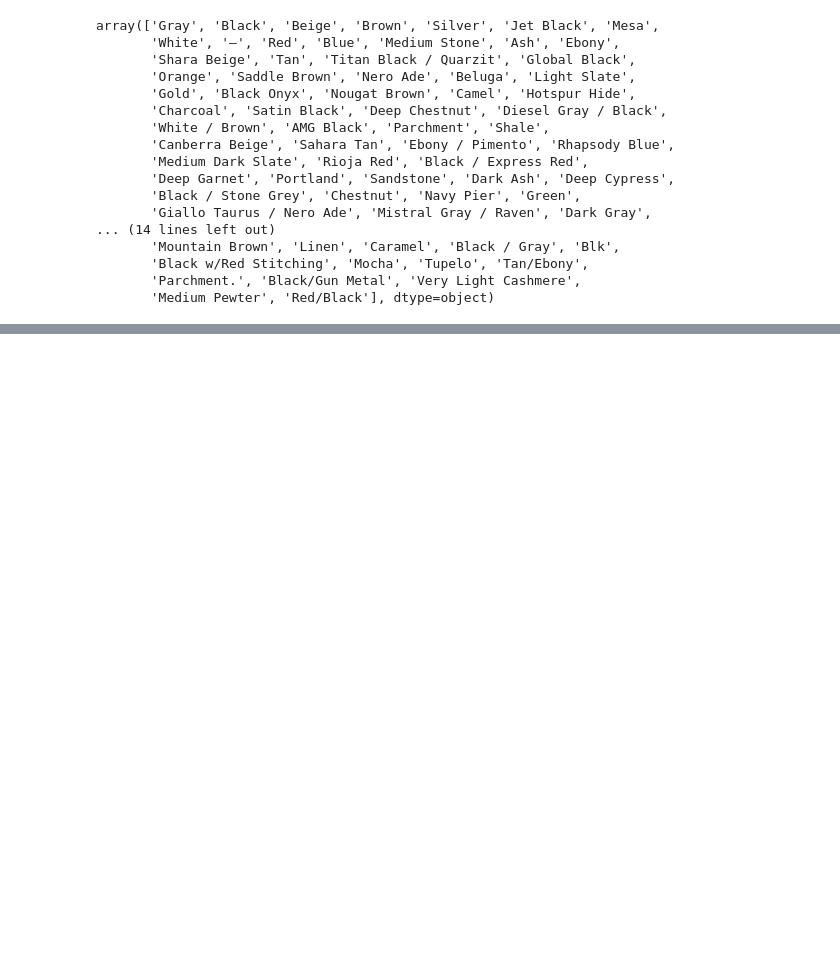
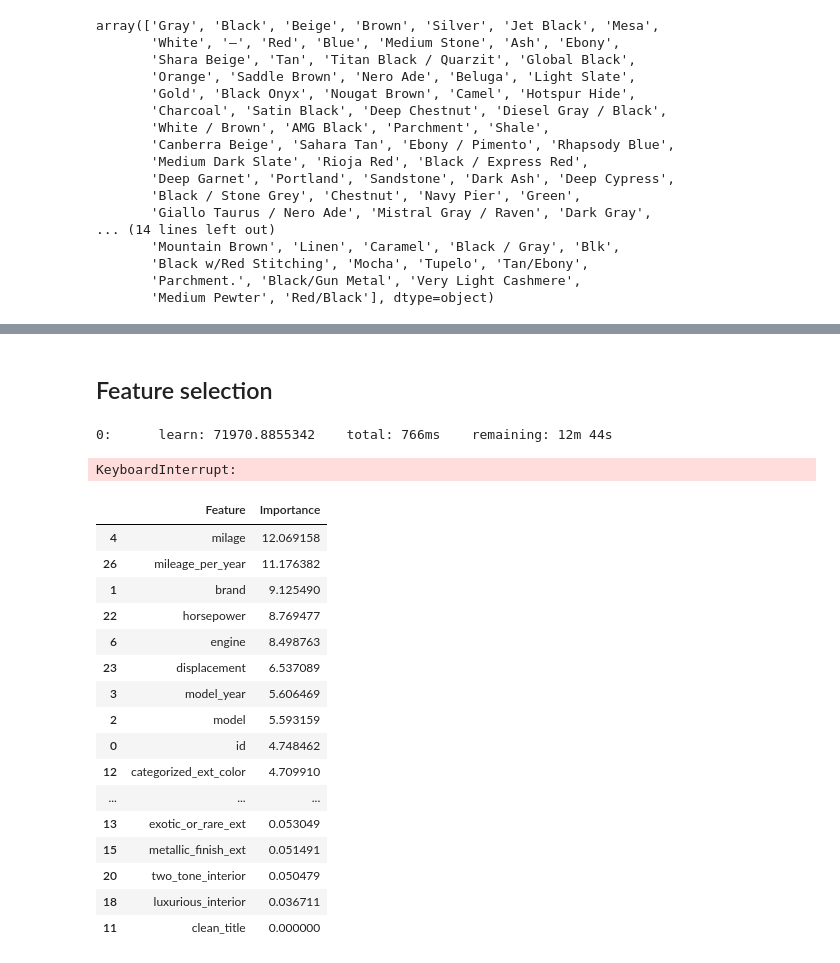
Before and after one commit to KimaniKibuthu/kaggleX-challenge, a Jupyter notebook: notebooks/00_data_ingestion_and_cleaning.ipynb, the cells around one changed output, grey strips where cells are left out. Saved outputs shown, nothing was run; the diff lists cells and outputs as text; code cells hidden in the pictures; blank space fills up the shorter version.

```diff
--- a/notebooks/00_data_ingestion_and_cleaning.ipynb
+++ b/notebooks/00_data_ingestion_and_cleaning.ipynb
@@ -473,0 +547,2 @@ train_df
+# %% [markdown]
+## Feature selection
@@ -473,0 +554,65 @@ train_df
+# %%
+categorical_features = [column for column in train_df.columns if train_df[column].dtype == 'object']
+
+# Define target and features
+target = 'price'
+features = [col for col in train_df.columns if col != target]
+
+# Split the data into features and target
+X = train_df[features]
+y = train_df[target]
+# %%
+
+# Define a function to fit the CatBoost model
+model = CatBoostRegressor(
+    iterations=1000,
+    learning_rate=0.1,
+    depth=10,
+    cat_features=categorical_features,
+    verbose=100
+)
+
+# Train the model
+model.fit(X, y)
+# Get feature importances
+feature_importances = model.get_feature_importance()
+feature_names = X.columns
+
+# Create a DataFrame for visualization
+importance_df = pd.DataFrame({'Feature': feature_names, 'Importance': feature_importances})
+importance_df = importance_df.sort_values(by='Importance', ascending=False)
+
+# Plot feature importances
+import matplotlib.pyplot as plt
+import seaborn as sns
+
+plt.figure(figsize=(12, 8))
+sns.barplot(x='Importance', y='Feature', data=importance_df)
+plt.title('Feature Importances from CatBoost')
+plt.show()
+
+# Display the top features
+print(importance_df.head(20))
+# %% [output]
+0:      learn: 71970.8855342    total: 766ms    remaining: 12m 44s
+KeyboardInterrupt:
+# %%
+importance_df
+# %% [output]
+|  | Feature | Importance |
+| 4 | milage | 12.069158 |
+| 26 | mileage_per_year | 11.176382 |
+| 1 | brand | 9.125490 |
+| 22 | horsepower | 8.769477 |
+| 6 | engine | 8.498763 |
+| 23 | displacement | 6.537089 |
+| 3 | model_year | 5.606469 |
+| 2 | model | 5.593159 |
+| 0 | id | 4.748462 |
+| 12 | categorized_ext_color | 4.709910 |
+| ... | ... | ... |
+| 13 | exotic_or_rare_ext | 0.053049 |
+| 15 | metallic_finish_ext | 0.051491 |
+| 20 | two_tone_interior | 0.050479 |
+| 18 | luxurious_interior | 0.036711 |
+| 11 | clean_title | 0.000000 |
```
Also changed, not shown: parts of 26 cells of this notebook, 7 other files.
